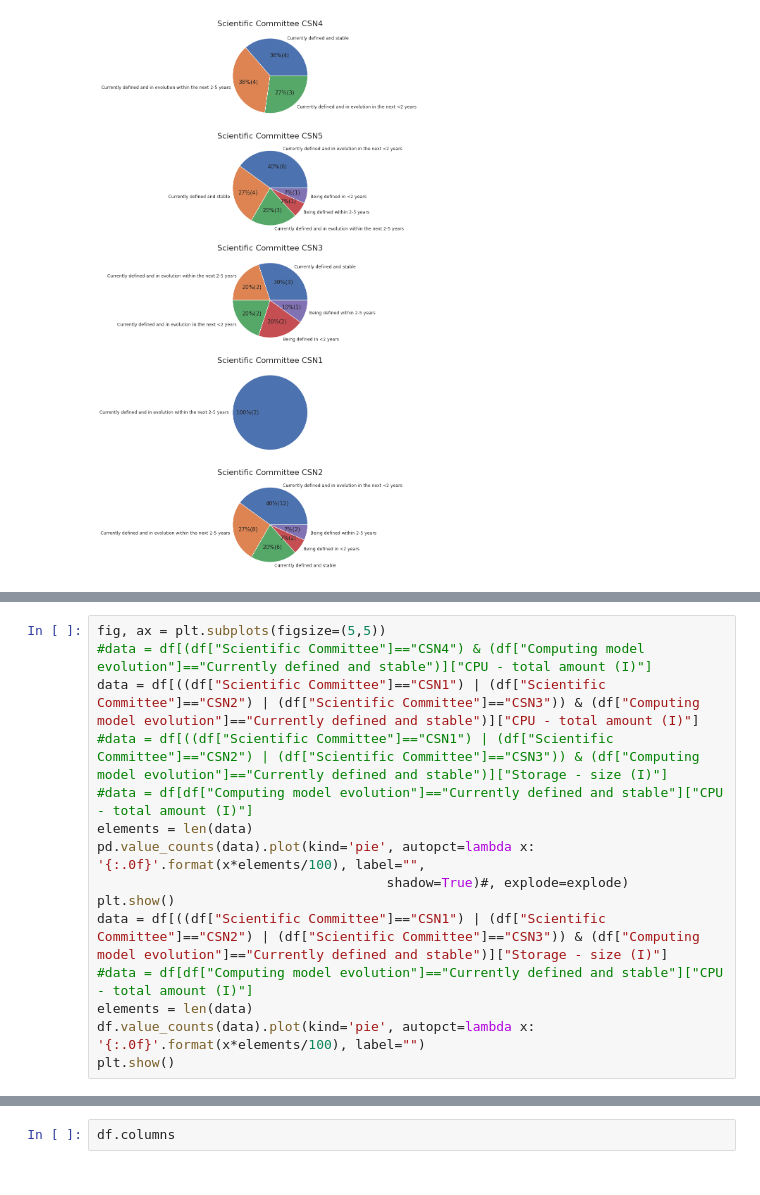
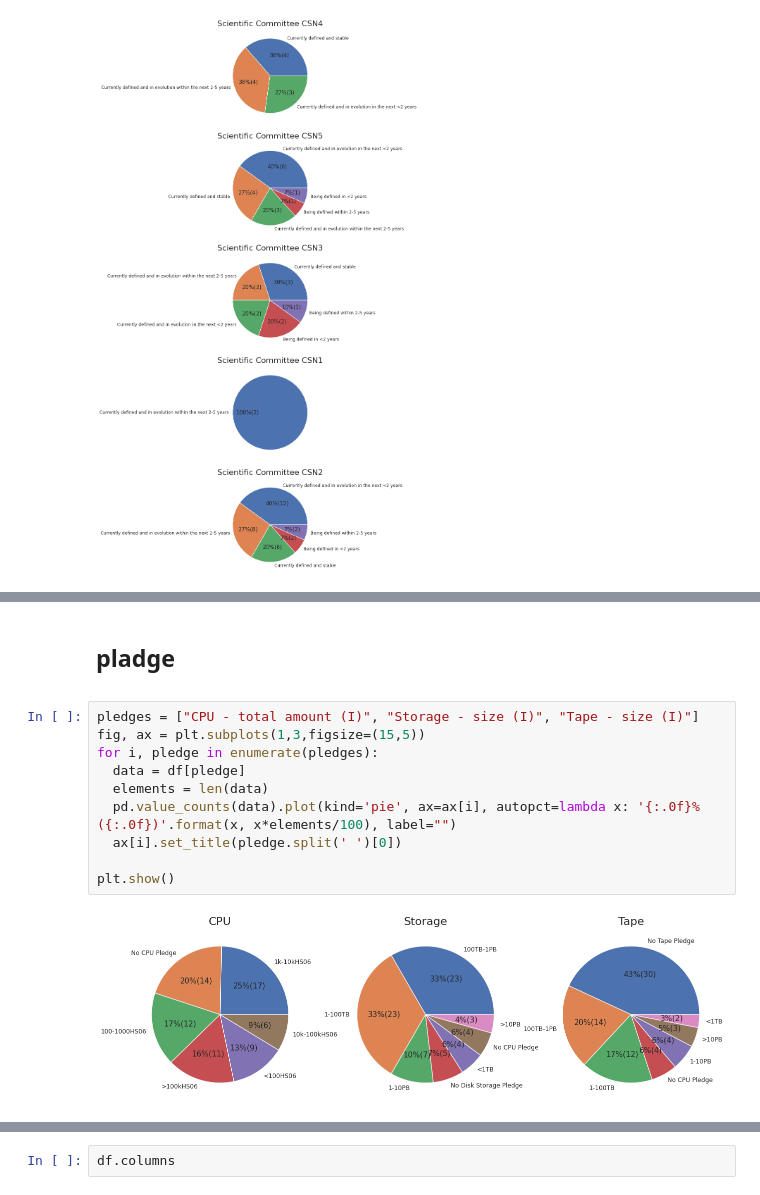
Before and after one commit to gmazzitelli/GSN2, a Jupyter notebook: IFNFCM.ipynb, the cells around one changed output, grey strips where cells are left out. Cells and saved outputs as stored; diff of their text form.

```diff
--- a/IFNFCM.ipynb
+++ b/IFNFCM.ipynb
@@ -81,15 +86,0 @@ plt.show()
-# %%
-fig, ax = plt.subplots(figsize=(5,5))
-#data = df[(df["Scientific Committee"]=="CSN4") & (df["Computing model evolution"]=="Currently defined and stable")]["CPU - total amount (I)"]
-data = df[((df["Scientific Committee"]=="CSN1") | (df["Scientific Committee"]=="CSN2") | (df["Scientific Committee"]=="CSN3")) & (df["Computing model evolution"]=="Currently defined and stable")]["CPU - total amount (I)"]
-#data = df[((df["Scientific Committee"]=="CSN1") | (df["Scientific Committee"]=="CSN2") | (df["Scientific Committee"]=="CSN3")) & (df["Computing model evolution"]=="Currently defined and stable")]["Storage - size (I)"]
-#data = df[df["Computing model evolution"]=="Currently defined and stable"]["CPU - total amount (I)"]
-elements = len(data)
-pd.value_counts(data).plot(kind='pie', autopct=lambda x: '{:.0f}'.format(x*elements/100), label="",
-                                     shadow=True)#, explode=explode)
-plt.show()
-data = df[((df["Scientific Committee"]=="CSN1") | (df["Scientific Committee"]=="CSN2") | (df["Scientific Committee"]=="CSN3")) & (df["Computing model evolution"]=="Currently defined and stable")]["Storage - size (I)"]
-#data = df[df["Computing model evolution"]=="Currently defined and stable"]["CPU - total amount (I)"]
-elements = len(data)
-df.value_counts(data).plot(kind='pie', autopct=lambda x: '{:.0f}'.format(x*elements/100), label="")
-plt.show()
@@ -98,0 +87,17 @@ plt.show()
+# %% [markdown]
+<div class="markdown-google-sans">
+
+## pladge
+</div>
+# %%
+pledges = ["CPU - total amount (I)", "Storage - size (I)", "Tape - size (I)"]
+fig, ax = plt.subplots(1,3,figsize=(15,5))
+for i, pledge in enumerate(pledges):
+  data = df[pledge]
+  elements = len(data)
+  pd.value_counts(data).plot(kind='pie', ax=ax[i], autopct=lambda x: '{:.0f}%({:.0f})'.format(x, x*elements/100), label="")
+  ax[i].set_title(pledge.split(' ')[0])
+
+plt.show()
+# %% [output]
+[figure, added]
```
Also changed, not shown: parts of 36 cells of this notebook.
